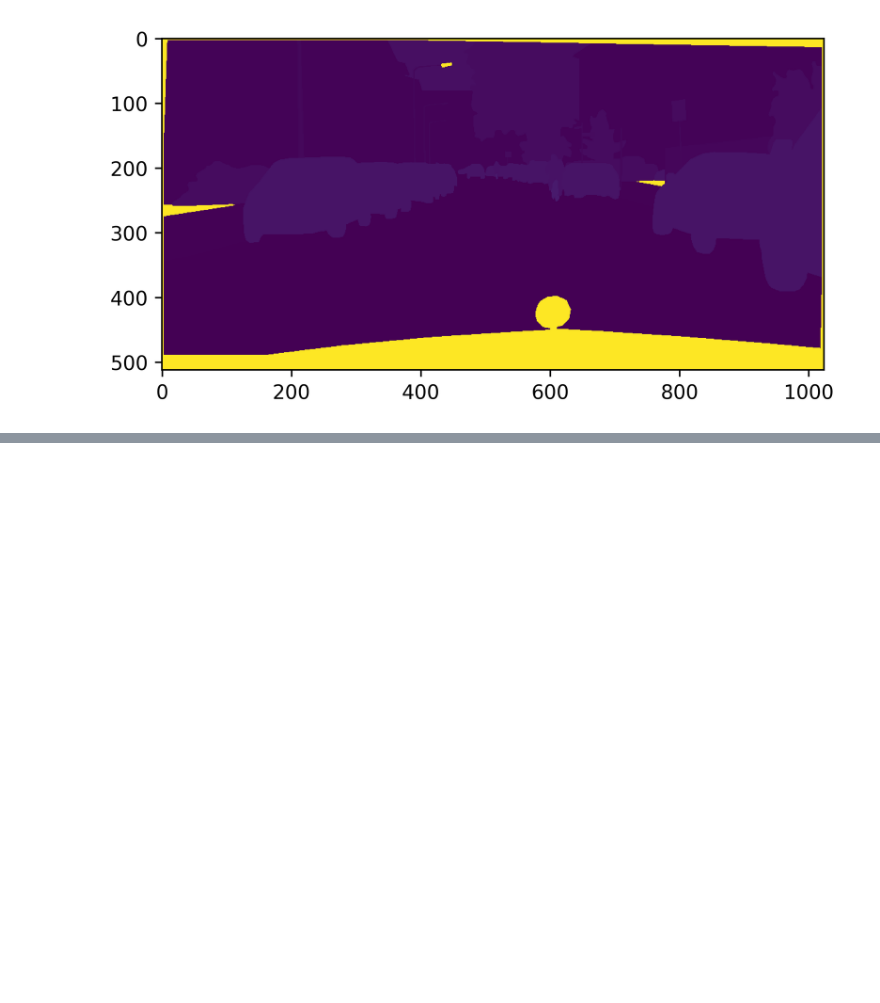
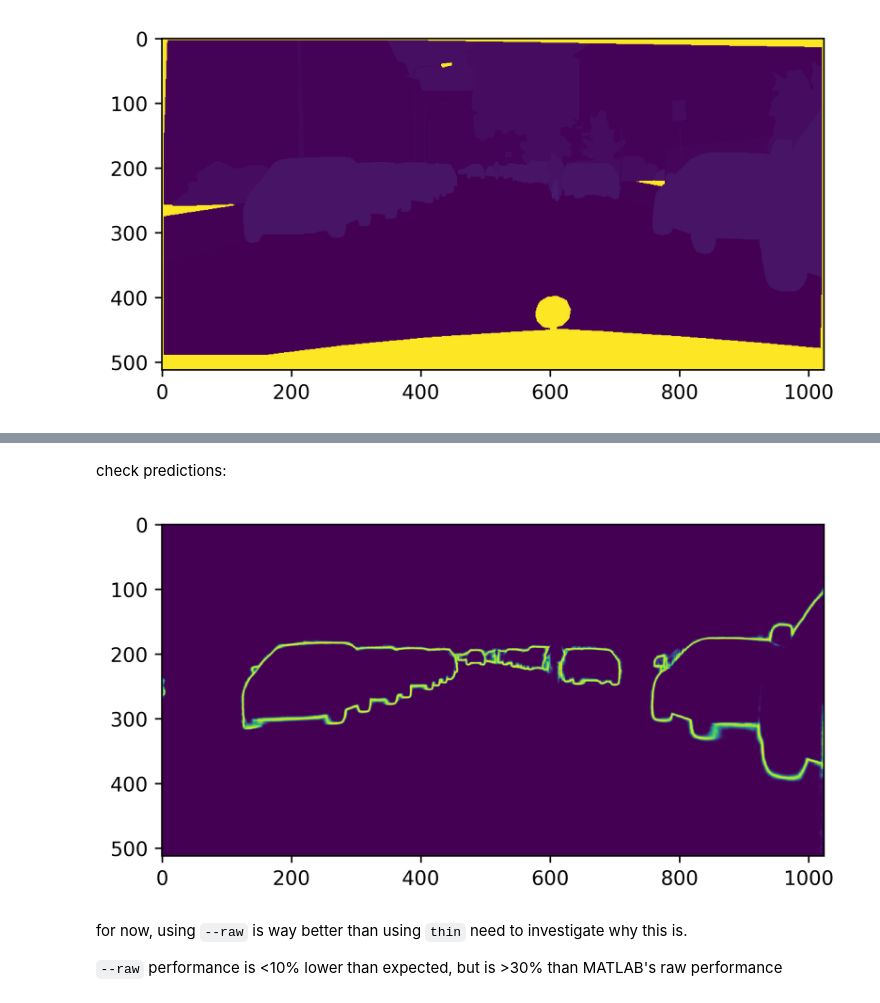
Before and after one commit to haruishi43/py-edge-eval, a Jupyter notebook: notebooks/check_cityscapes_script.ipynb, the cells around one changed output, grey strips where cells are left out. Cells and saved outputs as stored; diff of their text form; code cells hidden in the pictures; blank space fills up the shorter version.

```diff
--- a/notebooks/check_cityscapes_script.ipynb
+++ b/notebooks/check_cityscapes_script.ipynb
@@ -78,0 +81,33 @@ plt.show()
+# %% [markdown]
+check predictions:
+# %%
+pred_root = os.path.join(
+    'data',
+    'cityscapes_results',
+    'dff',
+    'trained_resnet101_val',
+    'fuse',
+    f'class_{str(cat + 1).zfill(3)}',  # indexed from 1
+)
+assert os.path.exists(pred_root)
+# %%
+pred_file = os.path.join(pred_root, f'{city}_{frameid}_{img_ext}')
+pred = Image.open(pred_file)
+
+_pred = np.array(pred)
+(h, w) = _pred.shape
+oh, ow = int(h * scale + 0.5), int(w * scale + 0.5)
+pred = pred.resize((ow, oh), Image.NEAREST)
+
+pred = np.array(pred) / 255
+# %%
+plt.imshow(pred, interpolation='nearest')
+plt.gcf().set_dpi(600)
+plt.show()
+# %% [output]
+[figure, added]
+# %% [markdown]
+for now, using `--raw` is way better than using `thin`
+need to investigate why this is.
+
+`--raw` performance is <10% lower than expected, but is >30% than MATLAB's raw performance
```
Also changed, not shown: parts of 12 cells of this notebook, 35 other files.
